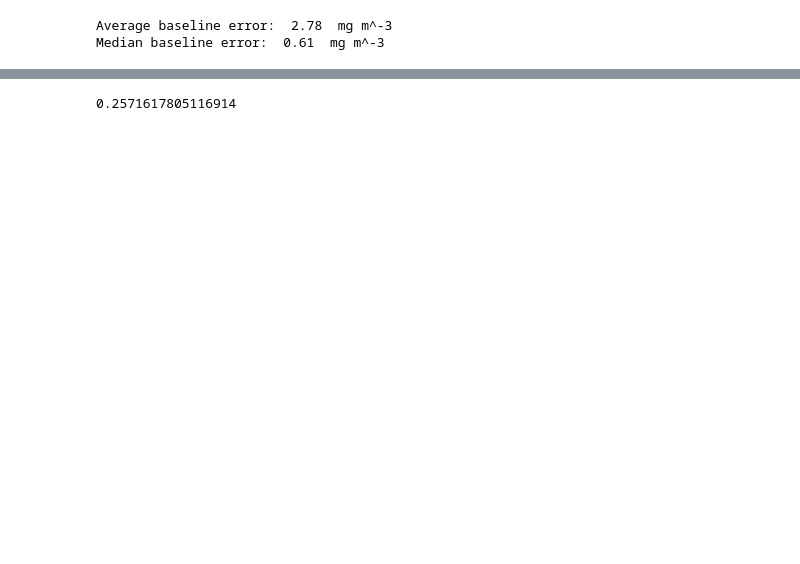
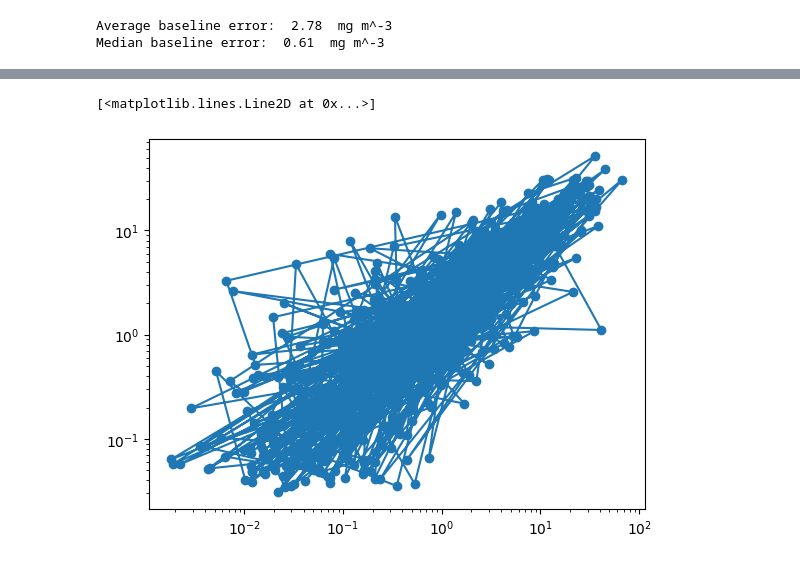
Before and after one commit to alisonpchase/predict-diatoms, a Jupyter notebook: train_random_forest.ipynb, the cells around one changed output, grey strips where cells are left out. Cells and saved outputs as stored; diff of their text form; code cells hidden in the pictures; blank space fills up the shorter version.

```diff
--- a/train_random_forest.ipynb
+++ b/train_random_forest.ipynb
@@ -124,6 +131,8 @@ Median baseline error:  0.61  mg m^-3
 # %%
 # Instantiate model with 1000 decision trees
-rf = RandomForestRegressor(n_estimators = 1000, random_state = 42)
+rf = RandomForestRegressor(n_estimators = 1000, oob_score=True, random_state = 42)
+
+#rf = HistGradientBoostingRegressor(random_state = 42)
 
 # Train the model on training data
 rf.fit(x_train, y_train);
@@ -157,7 +184,8 @@ Accuracy: 99.74 %
-# %%
-np.mean(mape)
-# %% [output]
-0.2571617805116914
+# %%
+plt.loglog(y_test,predictions,marker='o')
+# %% [output]
+[<matplotlib.lines.Line2D at 0x...>]
+[figure, added]
 # %%
 # Get numerical feature importances
 importances = list(rf.feature_importances_)
```
Also changed, not shown: parts of 16 cells of this notebook, 1 other file.
